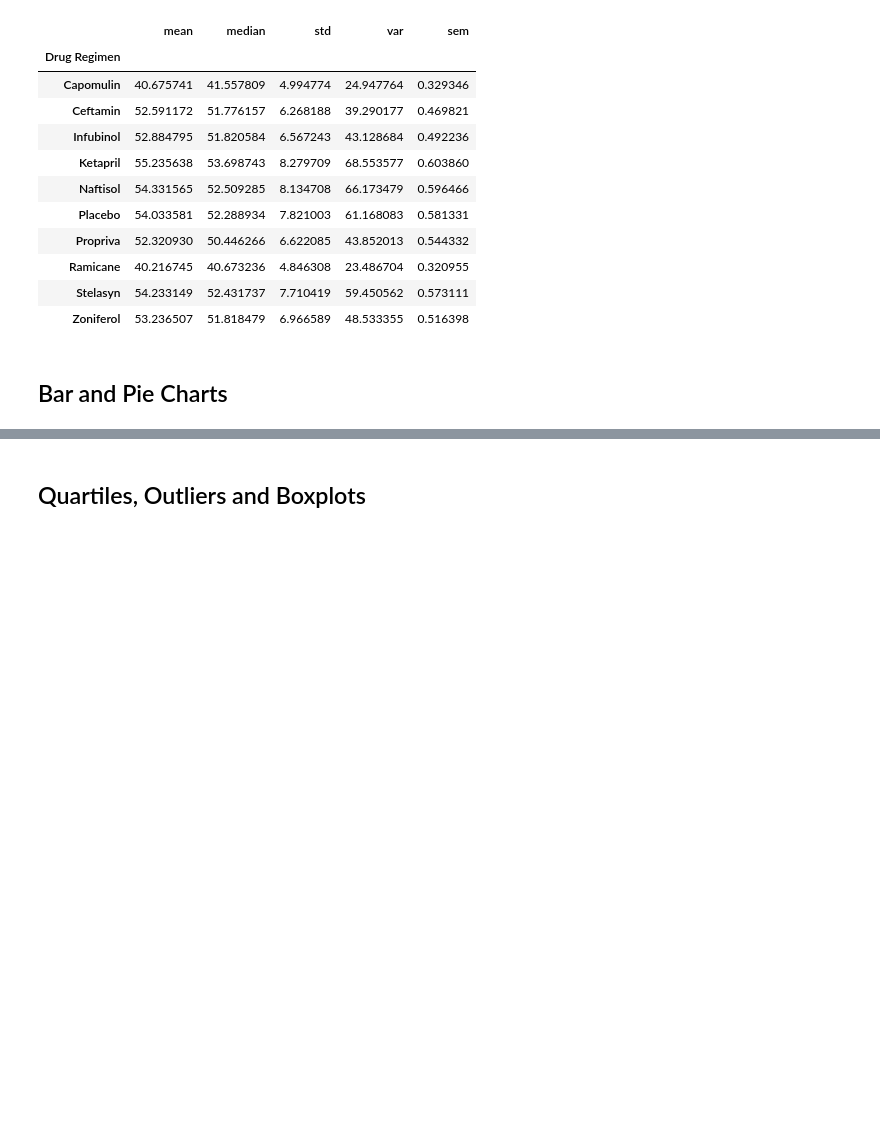
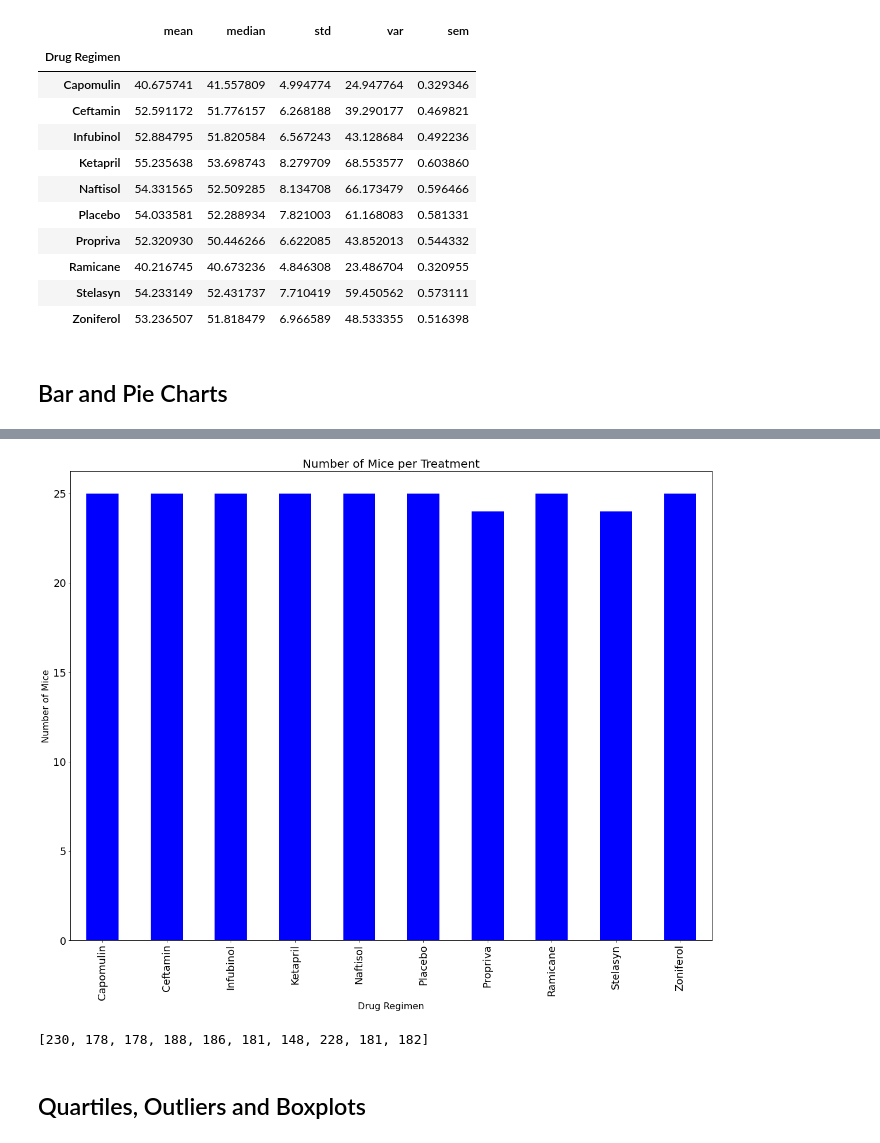
Before and after one commit to NoniBell/pyPharm-challenge, a Jupyter notebook: pymaceuticals_starter.ipynb, the cells around one changed output, grey strips where cells are left out. Cells and saved outputs as stored; diff of their text form; code cells hidden in the pictures; blank space fills up the shorter version.

Commit message:
started plotting

```diff
--- a/pymaceuticals_starter.ipynb
+++ b/pymaceuticals_starter.ipynb
@@ -158,3 +132,28 @@ AttributeError: 'SeriesGroupBy' object has no attribute 'bar'
+# %%
+# Generate a bar plot showing the total number of unique mice tested on each drug regimen using pandas.
+#count mice per treatment
+mice_groups = cleaned_mousedata.groupby('Drug Regimen')['Mouse ID'].count()
+
+#plot bar
+mice_groups.plot.bar(figsize=(20,15), color='blue', fontsize=18, align='center')
+plt.xlabel('Drug Regimen', fontsize=16)
+plt.ylabel('Number of Mice', fontsize=16)
+plt.title('Number of Mice per Treatment', fontsize=20);
+# %% [output]
+[figure, added]
+# %%
+# Generate a bar plot showing the total number of unique mice tested on each drug regimen using pyplot.
+#list number of mice per regimen
+mice_list = cleaned_mousedata.groupby('Drug Regimen')['Mouse ID'].count().tolist()
+#create x-axis of length of drug regimens
+x_axis = x_axis = np.arange(len(mice_list)
+plt.bar(x_axis, mice_list, color='red', alpha=0.5, align='center')
+
+# Tell matplotlib where we would like to place each of our x axis headers
+tick_locations = [value for value in x_axis]
+plt.xticks(tick_locations, ['Capomulin', 'Ceftamin', 'Infubiniol', 'Ketrapil'])
+# %% [output]
+[230, 178, 178, 188, 186, 181, 148, 228, 181, 182]
 # %%
 # Generate a pie plot showing the distribution of female versus male mice using pandas
 # %%
```
Also changed, not shown: parts of 4 cells of this notebook.
